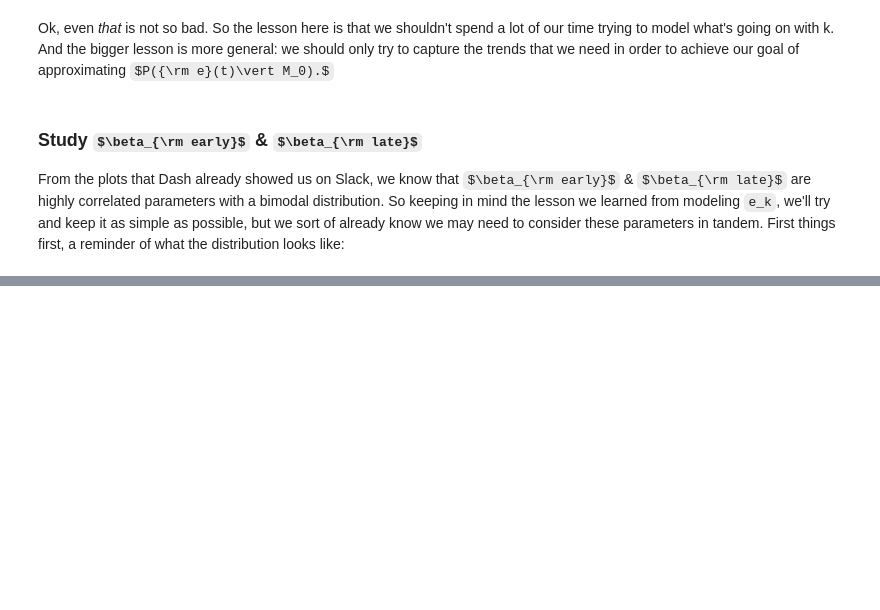
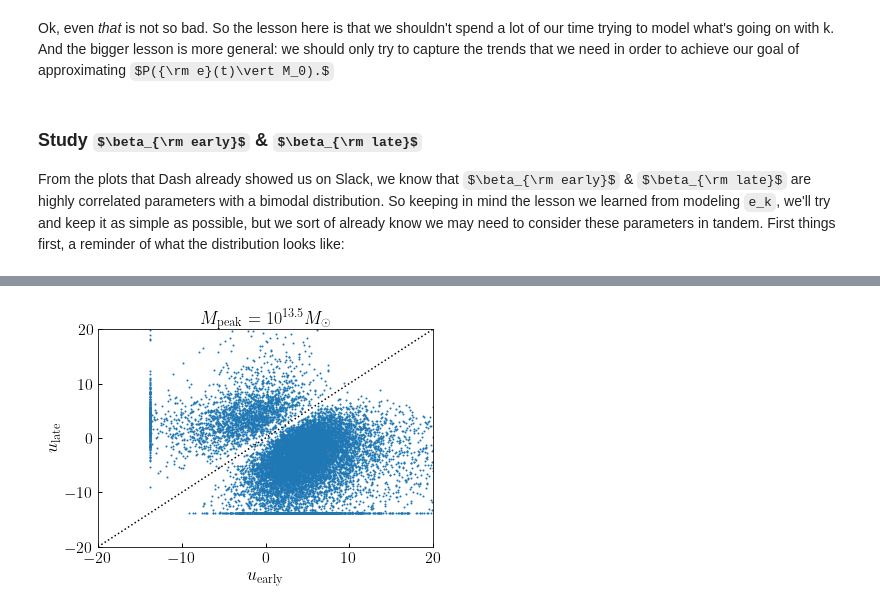
Before and after one commit to BaryonPasters/diffprof, a Jupyter notebook: notebooks/dev_prelim_e_models.ipynb, the cells around one changed output, grey strips where cells are left out. Saved outputs shown, nothing was run; the diff lists cells and outputs as text; code cells hidden in the pictures; some formulas as TeX source; blank space fills up the shorter version.

```diff
--- a/notebooks/dev_prelim_e_models.ipynb
+++ b/notebooks/dev_prelim_e_models.ipynb
@@ -253,14 +262,20 @@ print(mu, std)
 # %%
 from diffprof.ellipticity_evolution import get_unbounded_params
 get_unbounded_params_vmap = jjit(vmap(get_unbounded_params, in_axes=(0, )))
 p = sample['e_lgtc'], sample['e_k'], sample['e_early'], sample['e_late']
 up = get_unbounded_params_vmap(p)
 u_e_early = up[:, 2]
 u_e_late = up[:, 3]
 
 fig, ax = plt.subplots(1, 1)
 xlim = ax.set_xlim(-20, 20)
 ylim = ax.set_ylim(-20, 20)
 _x = np.linspace(-100, 100, 5000)
 __=ax.plot(_x, _x, ':', color='k')
 __=ax.scatter(u_e_early[::5], u_e_late[::5], s=1)
+
+xlabel = ax.set_xlabel(r'$u_{\rm early}$')
+ylabel = ax.set_ylabel(r'$u_{\rm late}$')
+title = ax.set_title(r'$M_{\rm peak}=10^{13.5}M_{\odot}$')
+# %% [output]
+[figure, added]
```
Also changed, not shown: parts of 44 cells of this notebook.
